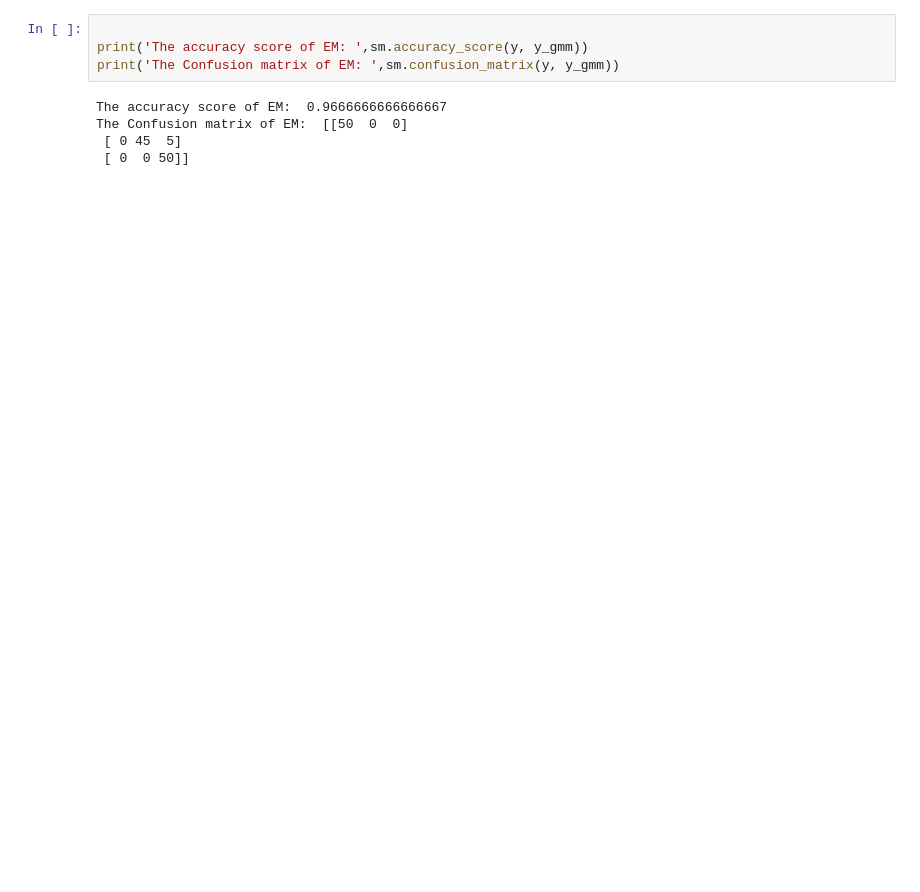
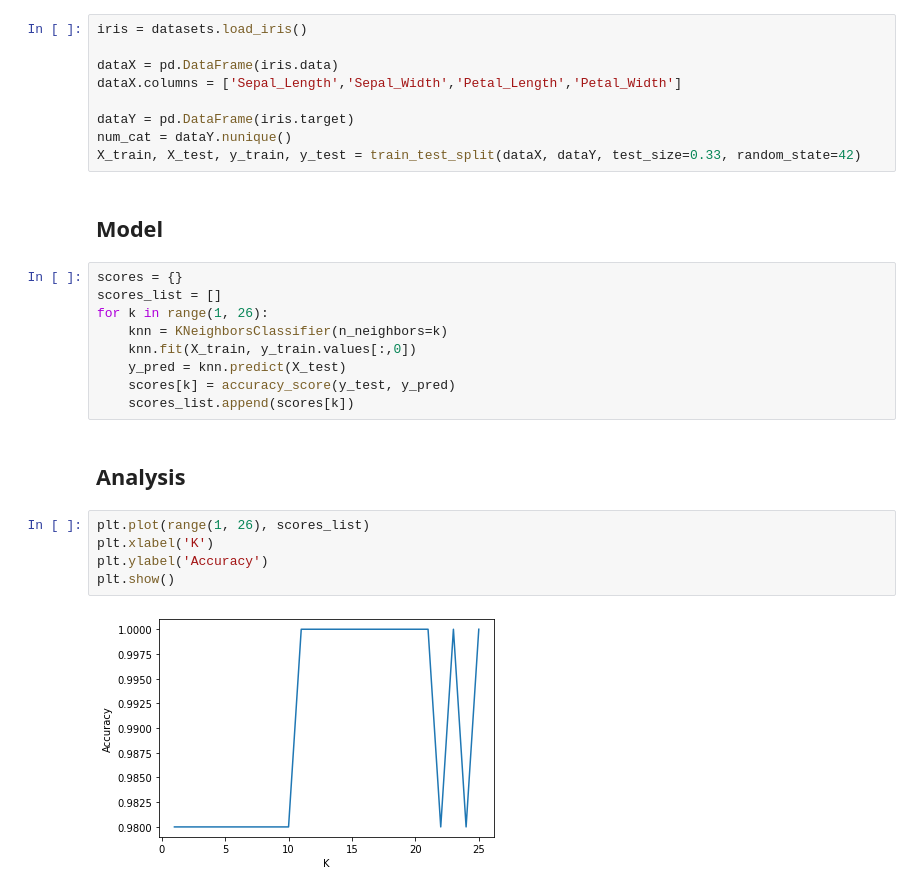
Before and after one commit to harshit3012/ml-lab, a Jupyter notebook: Week9/kNN.ipynb, the cells around one changed output. Saved outputs shown, nothing was run; the diff lists cells and outputs as text; blank space fills up the shorter version.

```diff
--- a/Week9/kNN.ipynb
+++ b/Week9/kNN.ipynb
@@ -73,9 +10,29 @@ Text(0, 0.5, 'Petal Width')
-# %%
-
-print('The accuracy score of EM: ',sm.accuracy_score(y, y_gmm))
-print('The Confusion matrix of EM: ',sm.confusion_matrix(y, y_gmm))
-# %% [output]
-The accuracy score of EM:  0.9666666666666667
-The Confusion matrix of EM:  [[50  0  0]
- [ 0 45  5]
- [ 0  0 50]]
+# %%
+iris = datasets.load_iris()
+
+dataX = pd.DataFrame(iris.data)
+dataX.columns = ['Sepal_Length','Sepal_Width','Petal_Length','Petal_Width']
+
+dataY = pd.DataFrame(iris.target)
+num_cat = dataY.nunique()
+X_train, X_test, y_train, y_test = train_test_split(dataX, dataY, test_size=0.33, random_state=42)
+# %% [markdown]
+## Model
+# %%
+scores = {}
+scores_list = []
+for k in range(1, 26):
+    knn = KNeighborsClassifier(n_neighbors=k)
+    knn.fit(X_train, y_train.values[:,0])
+    y_pred = knn.predict(X_test)
+    scores[k] = accuracy_score(y_test, y_pred)
+    scores_list.append(scores[k])
+# %% [markdown]
+## Analysis
+# %%
+plt.plot(range(1, 26), scores_list)
+plt.xlabel('K')
+plt.ylabel('Accuracy')
+plt.show()
+# %% [output]
+[figure, added]
```
Also changed, not shown: parts of 11 cells of this notebook.
